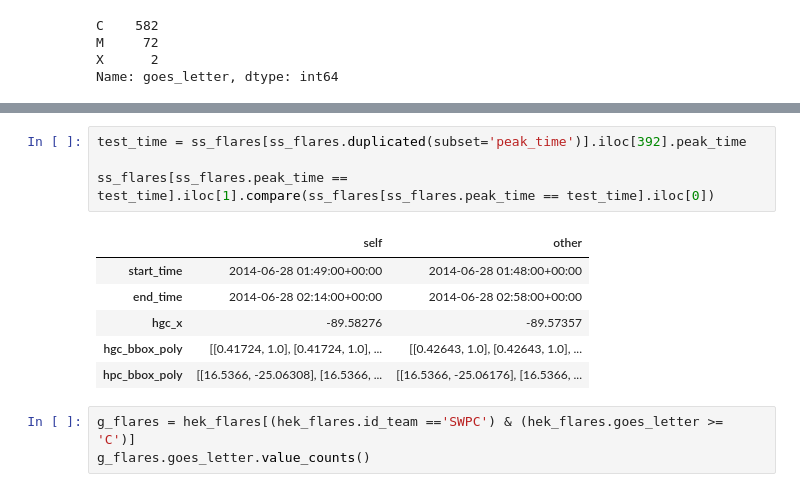
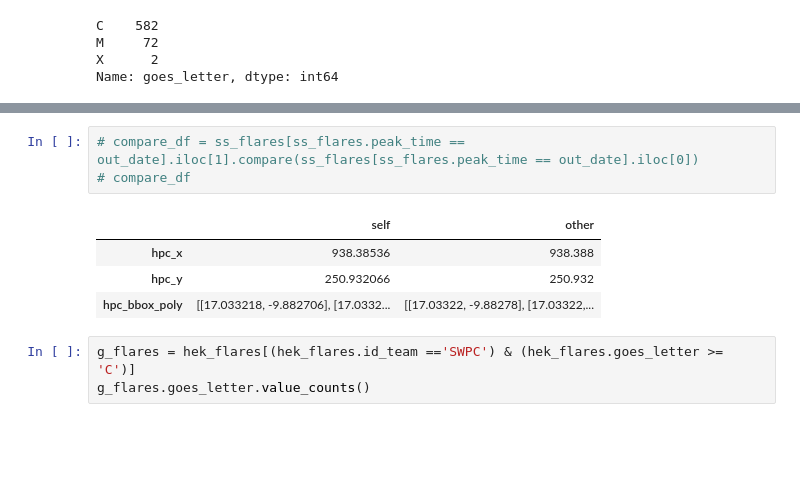
Before and after one commit to jpadial15/ALEXIS_pipeline, a Jupyter notebook: jupyter_notebooks/zerocross_analysis.ipynb, the cells around one changed output, grey strips where cells are left out. Saved outputs shown, nothing was run; the diff lists cells and outputs as text; blank space fills up the shorter version.

```diff
--- a/jupyter_notebooks/zerocross_analysis.ipynb
+++ b/jupyter_notebooks/zerocross_analysis.ipynb
@@ -57,14 +708,11 @@ Name: goes_letter, dtype: int64
 # %%
-test_time = ss_flares[ss_flares.duplicated(subset='peak_time')].iloc[392].peak_time
-
-ss_flares[ss_flares.peak_time == test_time].iloc[1].compare(ss_flares[ss_flares.peak_time == test_time].iloc[0])
+# compare_df = ss_flares[ss_flares.peak_time == out_date].iloc[1].compare(ss_flares[ss_flares.peak_time == out_date].iloc[0])
+# compare_df
 # %% [output]
 |  | self | other |
-| start_time | 2014-06-28 01:49:00+00:00 | 2014-06-28 01:48:00+00:00 |
-| end_time | 2014-06-28 02:14:00+00:00 | 2014-06-28 02:58:00+00:00 |
-| hgc_x | -89.58276 | -89.57357 |
-| hgc_bbox_poly | [[0.41724, 1.0], [0.41724, 1.0], ... | [[0.42643, 1.0], [0.42643, 1.0], ... |
-| hpc_bbox_poly | [[16.5366, -25.06308], [16.5366, ... | [[16.5366, -25.06176], [16.5366, ... |
+| hpc_x | 938.38536 | 938.388 |
+| hpc_y | 250.932066 | 250.932 |
+| hpc_bbox_poly | [[17.033218, -9.882706], [17.0332... | [[17.03322, -9.88278], [17.03322,... |
 # %%
 g_flares = hek_flares[(hek_flares.id_team =='SWPC') & (hek_flares.goes_letter >= 'C')]
 g_flares.goes_letter.value_counts()
```
Also changed, not shown: parts of 56 cells of this notebook.
